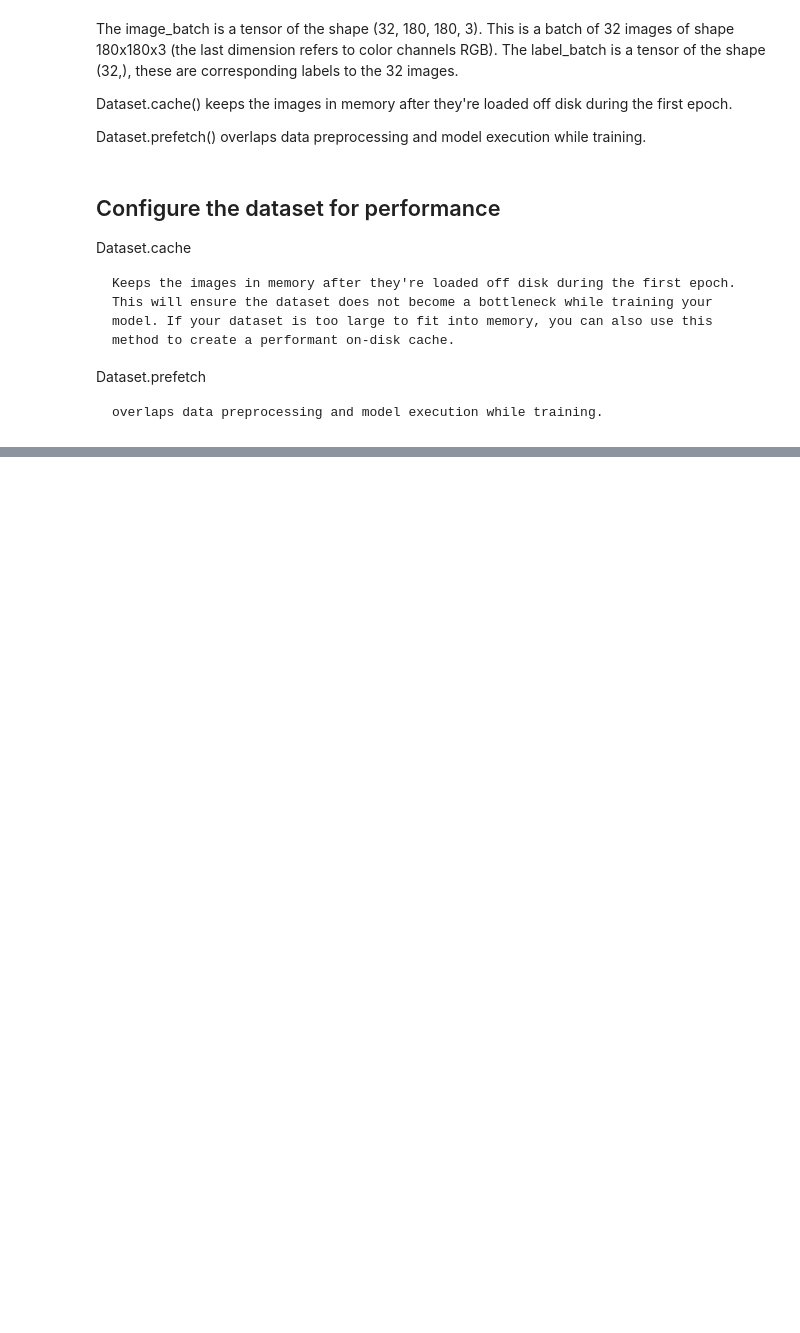
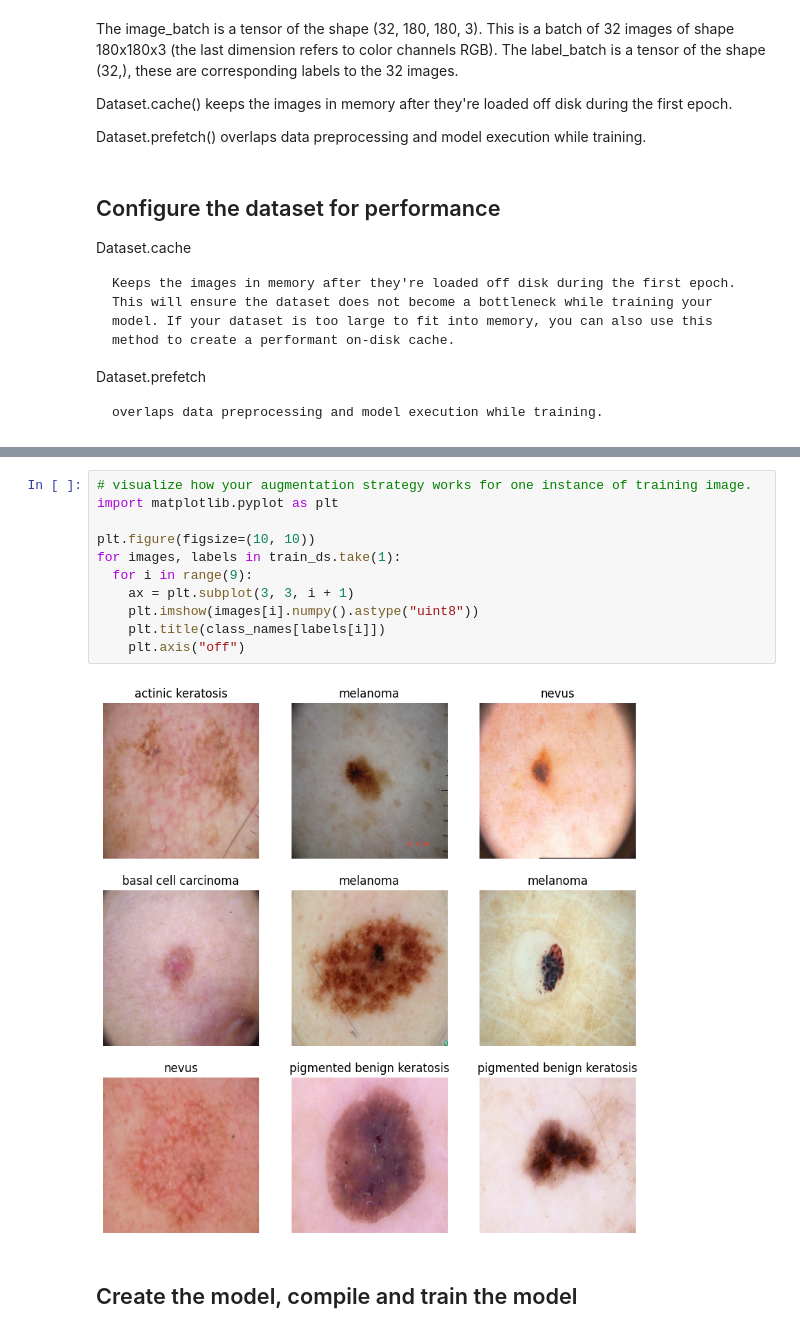
Before and after one commit to bharathsanjai/Melanoma-CNN-Prediction, a Jupyter notebook: Melanoma_CNN_Prediction.ipynb, the cells around one changed output, grey strips where cells are left out. Saved outputs shown, nothing was run; the diff lists cells and outputs as text; blank space fills up the shorter version.

```diff
--- a/Melanoma_CNN_Prediction.ipynb
+++ b/Melanoma_CNN_Prediction.ipynb
@@ -161,0 +366,15 @@ overlaps data preprocessing and model execution while training.
+# %%
+# visualize how your augmentation strategy works for one instance of training image.
+import matplotlib.pyplot as plt
+
+plt.figure(figsize=(10, 10))
+for images, labels in train_ds.take(1):
+  for i in range(9):
+    ax = plt.subplot(3, 3, i + 1)
+    plt.imshow(images[i].numpy().astype("uint8"))
+    plt.title(class_names[labels[i]])
+    plt.axis("off")
+# %% [output]
+[figure, added]
+# %% [markdown]
+## Create the model, compile and train the model
```
Also changed, not shown: parts of 52 cells of this notebook.
